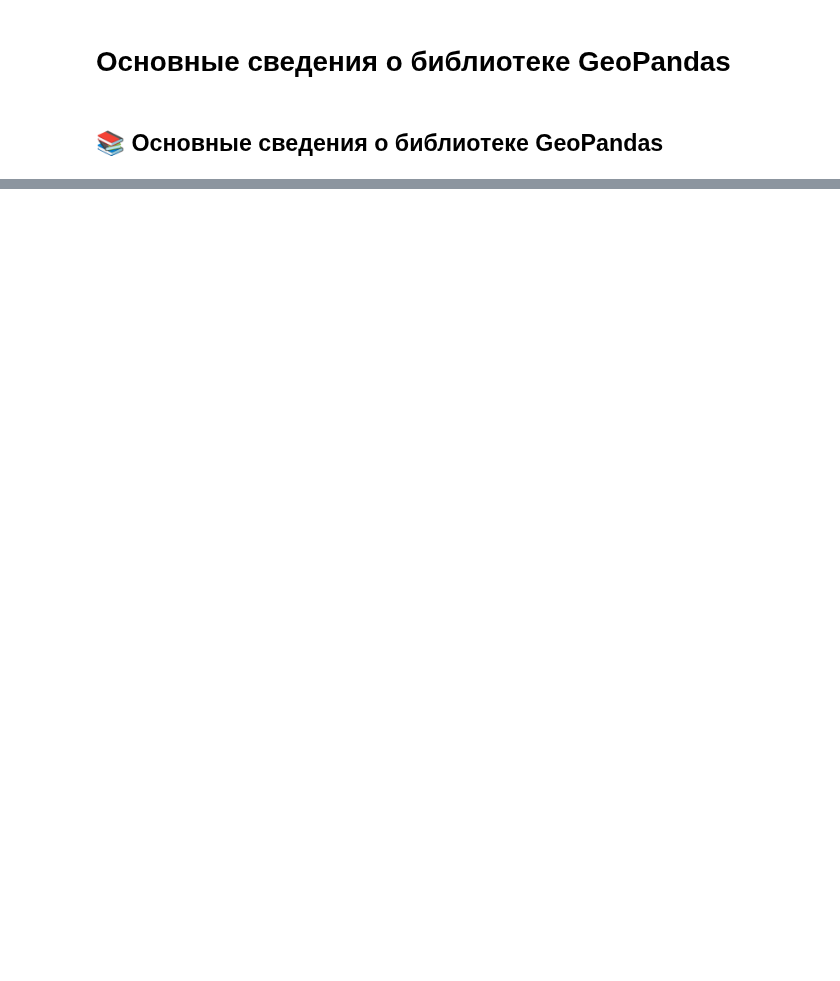
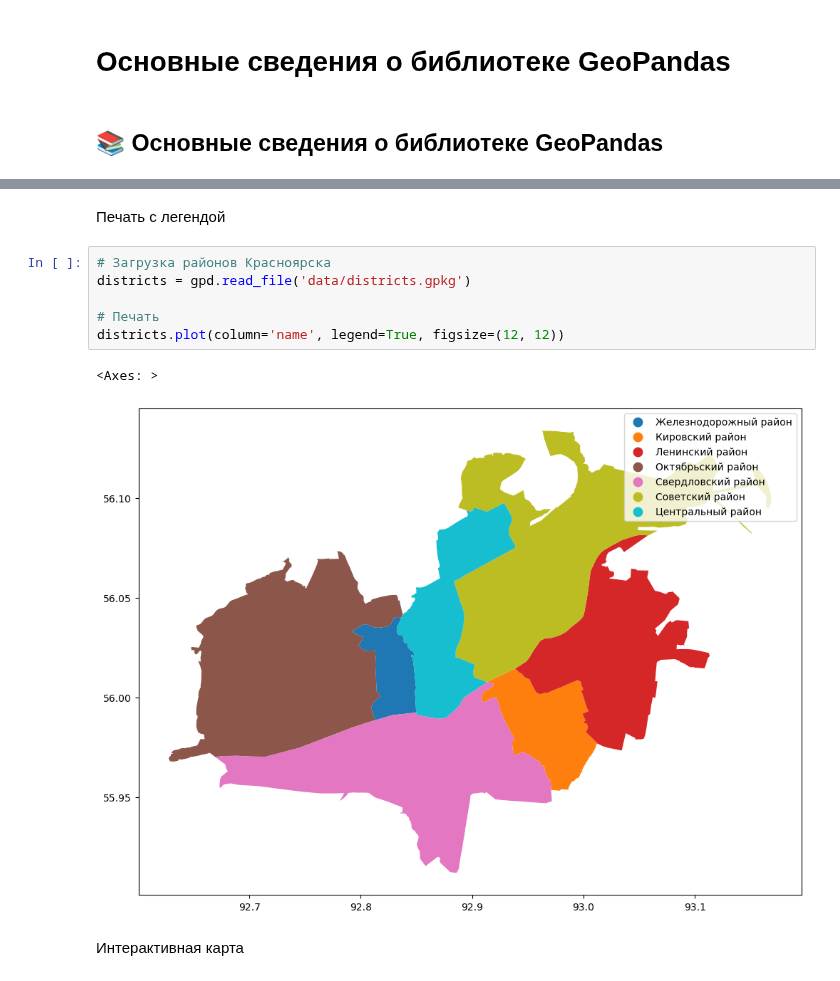
Before and after one commit to Obsidian-pb/genesis, a Jupyter notebook: work/docs/pages/110_what_is_geopandas.ipynb, the cells around one changed output, grey strips where cells are left out. Drawn from its saved outputs; the diff is of its cells as text; blank space fills up the shorter version.

```diff
--- a/work/docs/pages/110_what_is_geopandas.ipynb
+++ b/work/docs/pages/110_what_is_geopandas.ipynb
@@ -89,0 +285,13 @@ schools.plot(edgecolor='black', facecolor='lightgray', alpha=0.7)
+# %% [markdown]
+Печать с легендой
+# %%
+# Загрузка районов Красноярска
+districts = gpd.read_file('data/districts.gpkg')
+
+# Печать
+districts.plot(column='name', legend=True, figsize=(12, 12))
+# %% [output]
+<Axes: >
+[figure, added]
+# %% [markdown]
+Интерактивная карта
```
Also changed, not shown: parts of 41 cells of this notebook, 6 other files.
